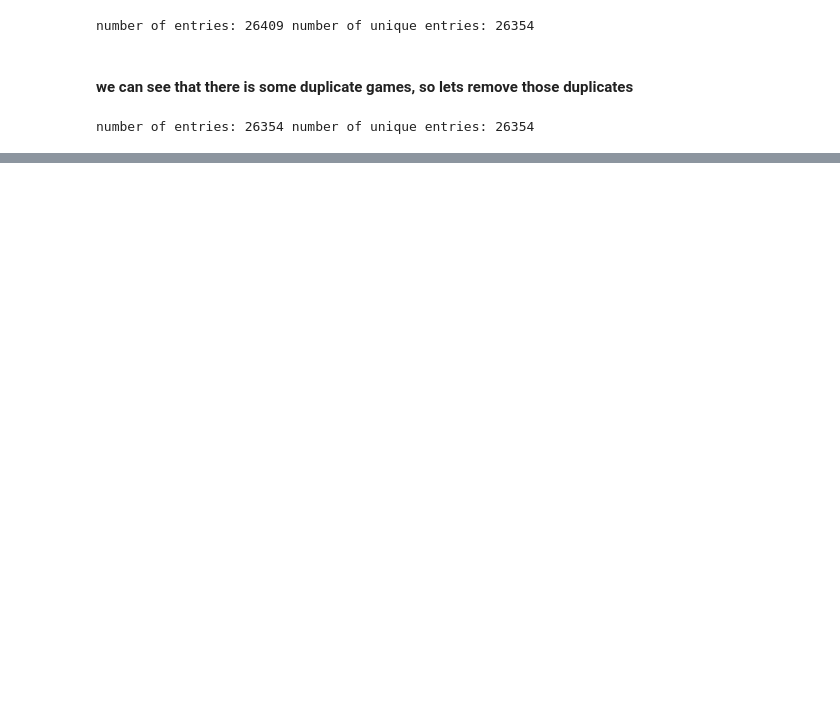
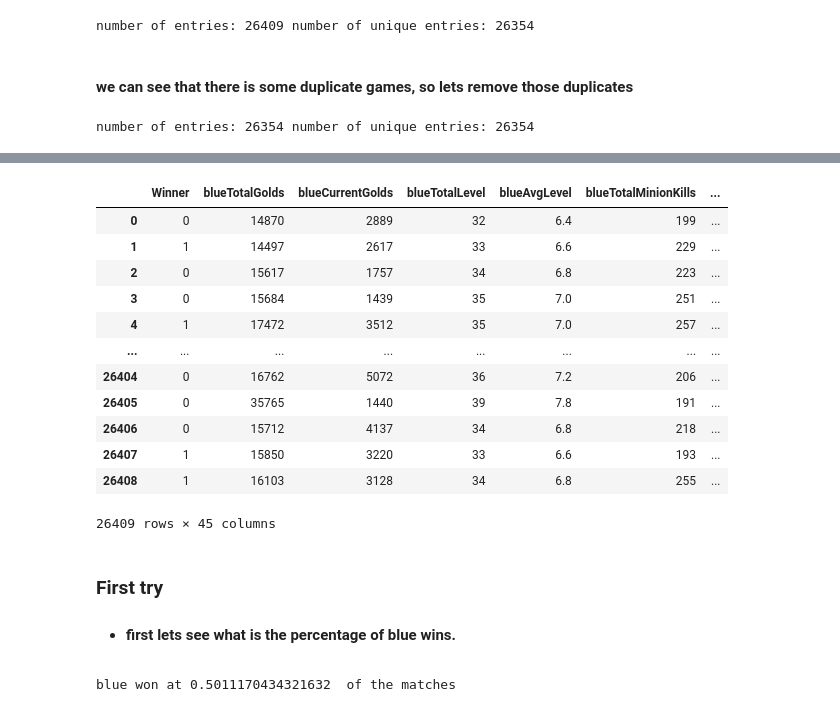
Before and after one commit to mike-tr/IntroToDS_Final, a Jupyter notebook: P3_league_win_predict.ipynb, the cells around one changed output, grey strips where cells are left out. Saved outputs shown, nothing was run; the diff lists cells and outputs as text; code cells hidden in the pictures; blank space fills up the shorter version.

```diff
--- a/P3_league_win_predict.ipynb
+++ b/P3_league_win_predict.ipynb
@@ -39,6 +42,7 @@ from sklearn.linear_model import LogisticRegression
 ## data overview
 # %%
 league = pd.read_csv('data/league_f10min_data.csv')
+pd.set_option('display.max_columns', None)
 league.head()
 # %% [output]
 |  | gameId | blueWins | blueTotalGolds | blueCurrentGolds | blueTotalLevel | blueAvgLevel | ... |
@@ -116,0 +107,26 @@ league2
+# %%
+league_data = league.drop(["gameId", "redWins"], axis=1).rename(columns={"blueWins": "Winner"})
+league_data = league_data.drop(["redDragnoType", "blueDragnoType", "blueFirstTowerLane", "redFirstTowerLane"], axis=1)
+league_data
+# %% [output]
+|  | Winner | blueTotalGolds | blueCurrentGolds | blueTotalLevel | blueAvgLevel | blueTotalMinionKills | ... |
+| 0 | 0 | 14870 | 2889 | 32 | 6.4 | 199 | ... |
+| 1 | 1 | 14497 | 2617 | 33 | 6.6 | 229 | ... |
+| 2 | 0 | 15617 | 1757 | 34 | 6.8 | 223 | ... |
+| 3 | 0 | 15684 | 1439 | 35 | 7.0 | 251 | ... |
+| 4 | 1 | 17472 | 3512 | 35 | 7.0 | 257 | ... |
+| ... | ... | ... | ... | ... | ... | ... | ... |
+| 26404 | 0 | 16762 | 5072 | 36 | 7.2 | 206 | ... |
+| 26405 | 0 | 35765 | 1440 | 39 | 7.8 | 191 | ... |
+| 26406 | 0 | 15712 | 4137 | 34 | 6.8 | 218 | ... |
+| 26407 | 1 | 15850 | 3220 | 33 | 6.6 | 193 | ... |
+| 26408 | 1 | 16103 | 3128 | 34 | 6.8 | 255 | ... |
+26409 rows × 45 columns
+# %% [markdown]
+### First try
+- #### first lets see what is the percentage of blue wins.
+# %%
+blue_percent = league_data.loc[league_data["Winner"] == 1].shape[0]
+print("blue won at", blue_percent/league_data.shape[0] ," of the matches")
+# %% [output]
+blue won at 0.5011170434321632  of the matches
```
Also changed, not shown: parts of 28 cells of this notebook.
